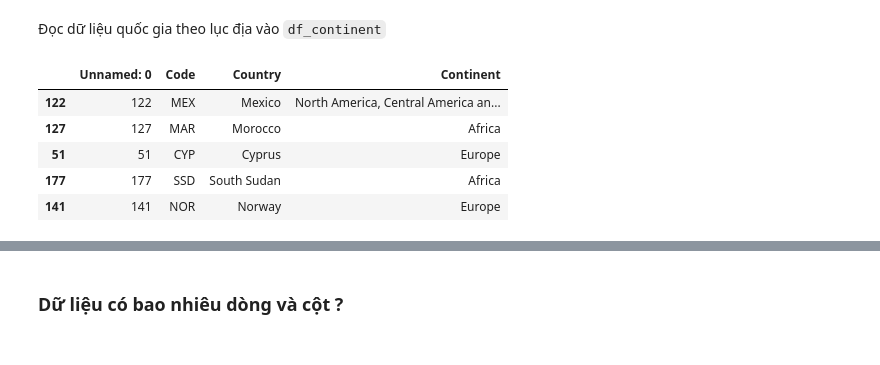
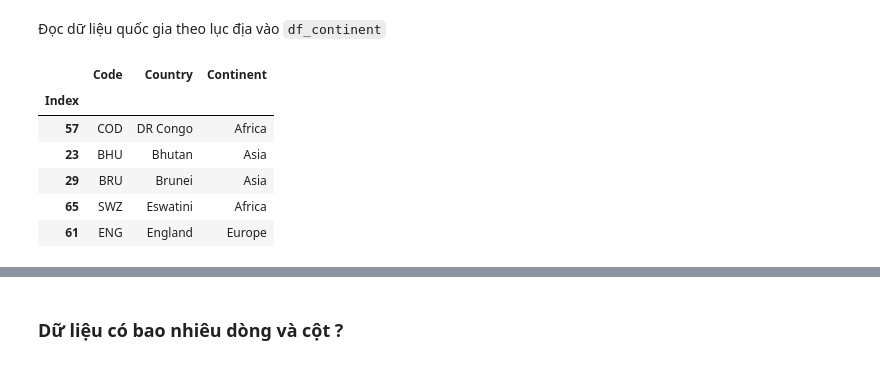
Before and after one commit to npqd/P4DS_FinalProject, a Jupyter notebook: demo.ipynb, the cells around one changed output, grey strips where cells are left out. Cells and saved outputs as stored; diff of their text form; code cells hidden in the pictures.

```diff
--- a/demo.ipynb
+++ b/demo.ipynb
@@ -87,12 +87,14 @@ df_match.sample(5)
 Đọc dữ liệu quốc gia theo lục địa vào `df_continent`
 # %%
 df_continent = pd.read_csv('country_continent.csv')
+df_continent = df_continent.set_index(df_continent.columns[0])
 #TEST
 df_continent.sample(5)
 # %% [output]
-|  | Unnamed: 0 | Code | Country | Continent |
-| 122 | 122 | MEX | Mexico | North America, Central America an... |
-| 127 | 127 | MAR | Morocco | Africa |
-| 51 | 51 | CYP | Cyprus | Europe |
-| 177 | 177 | SSD | South Sudan | Africa |
-| 141 | 141 | NOR | Norway | Europe |
+|  | Code | Country | Continent |
+| Index |  |  |  |
+| 57 | COD | DR Congo | Africa |
+| 23 | BHU | Bhutan | Asia |
+| 29 | BRU | Brunei | Asia |
+| 65 | SWZ | Eswatini | Africa |
+| 61 | ENG | England | Europe |
```
Also changed, not shown: parts of 25 cells of this notebook, 3 other files.
